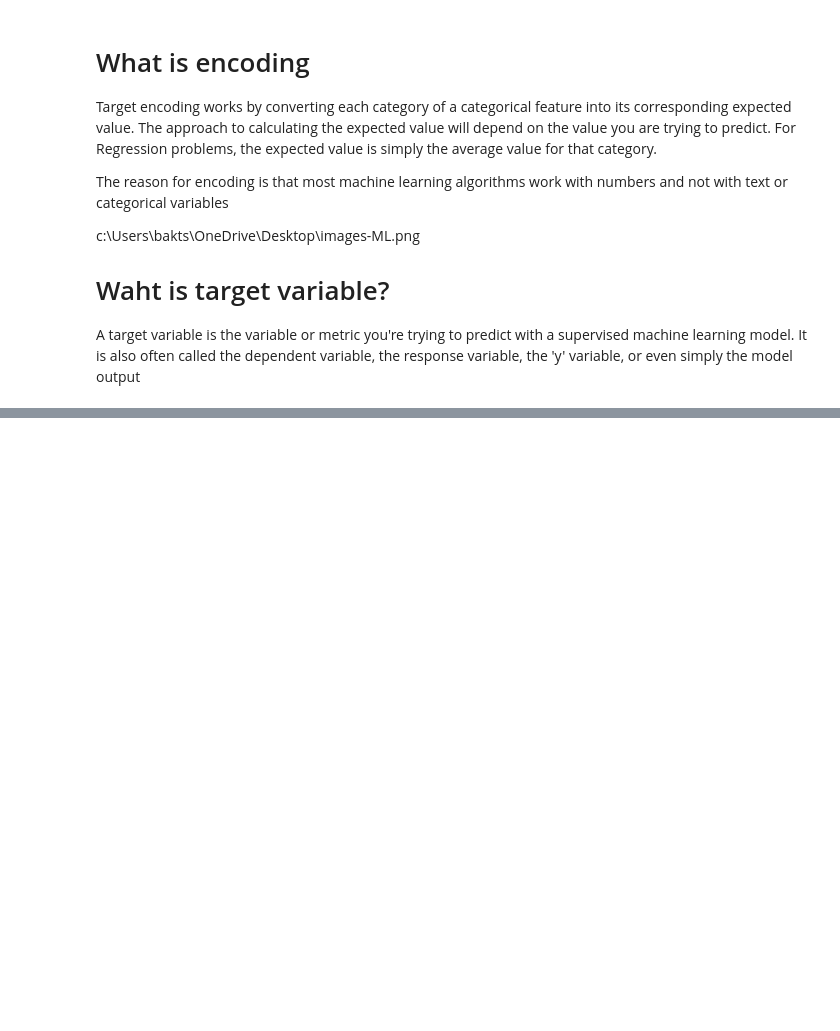
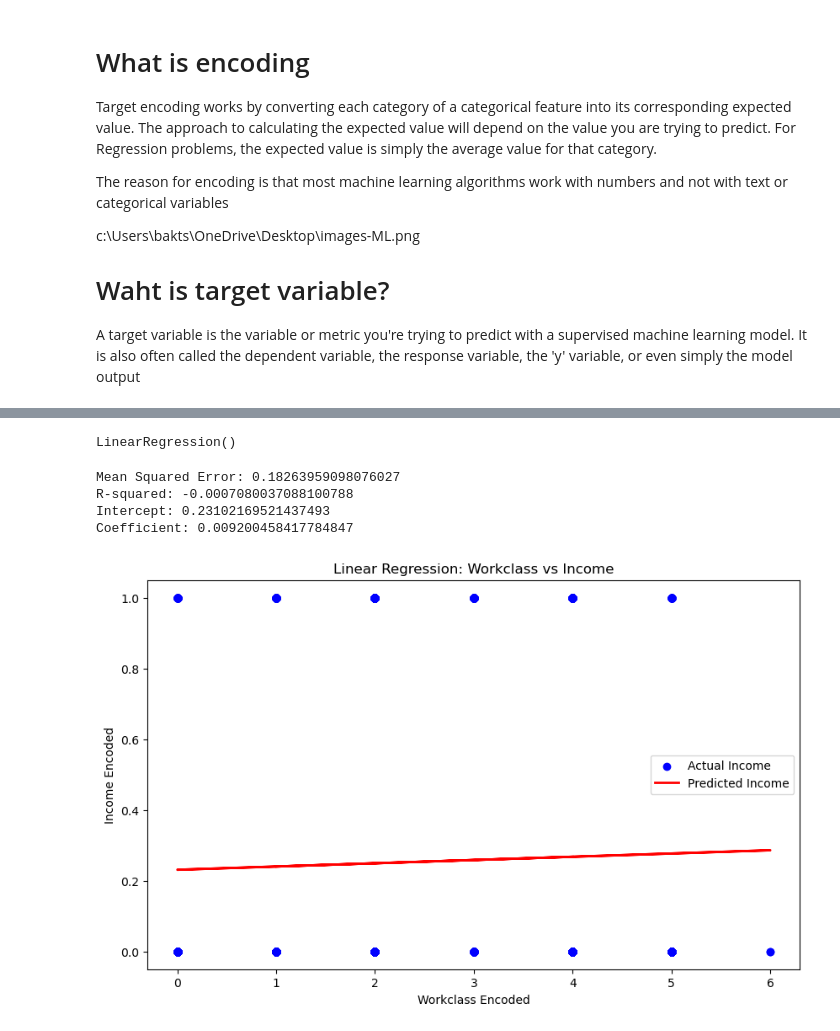
Before and after one commit to Naqibee/Project4, a Jupyter notebook: Income_Prediction.ipynb, the cells around one changed output, grey strips where cells are left out. Saved outputs shown, nothing was run; the diff lists cells and outputs as text; code cells hidden in the pictures; blank space fills up the shorter version.

```diff
--- a/Income_Prediction.ipynb
+++ b/Income_Prediction.ipynb
@@ -492,0 +513,48 @@ A target variable is the variable or metric you're trying to predict with a supe
+# %%
+# Defining features and target variable
+X = df[['workclass_encoded']]
+y = df['income_encoded']
+# %%
+# Split the data into training and testing sets
+X_train, X_test, y_train, y_test = train_test_split(X, y, test_size=0.2, random_state=42)
+# X_train, X_test, y_train, y_test
+# %%
+
+# Training the Linear Regression model
+model = LinearRegression()
+model.fit(X_train, y_train)
+# %% [output]
+LinearRegression()
+# %%
+# Predicting on the test set
+y_pred = model.predict(X_test)
+# %%
+# Evaluating the model
+
+mse = mean_squared_error(y_test, y_pred)
+r2 = r2_score(y_test, y_pred)
+print(f"Mean Squared Error: {mse}")
+print(f"R-squared: {r2}")
+
+# Displing the coefficients
+
+print(f"Intercept: {model.intercept_}")
+print(f"Coefficient: {model.coef_[0]}")
+# %% [output]
+Mean Squared Error: 0.18263959098076027
+R-squared: -0.0007080037088100788
+Intercept: 0.23102169521437493
+Coefficient: 0.009200458417784847
+# %%
+# Plotting the target varible with endconig
+
+plt.figure(figsize=(10, 6))
+plt.scatter(X_test, y_test, color='blue', label='Actual Income')
+plt.plot(X_test, y_pred, color='red', linewidth=2, label='Predicted Income')
+plt.xlabel('Workclass Encoded')
+plt.ylabel('Income Encoded')
+plt.title('Linear Regression: Workclass vs Income')
+plt.legend()
+plt.show()
+# %% [output]
+[figure, added]
```
Also changed, not shown: parts of 33 cells of this notebook.
